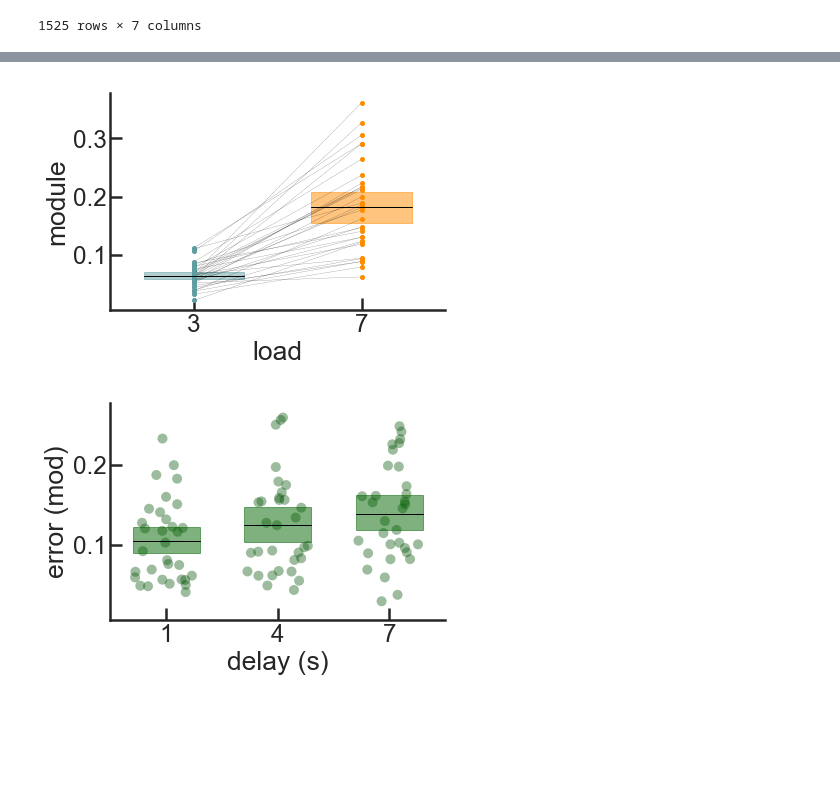
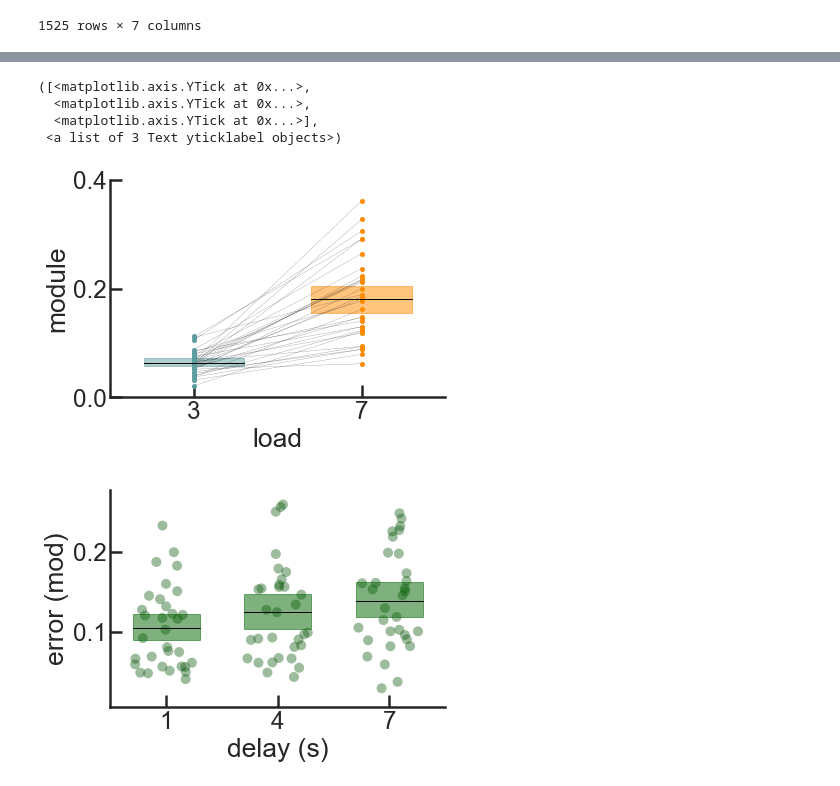
Before and after one commit to davidbestue/outreach_wm, a Jupyter notebook: analysis/summary_analysis.ipynb, the cells around one changed output, grey strips where cells are left out. Cells and saved outputs as stored; diff of their text form; code cells hidden in the pictures; blank space fills up the shorter version.

```diff
--- a/analysis/summary_analysis.ipynb
+++ b/analysis/summary_analysis.ipynb
@@ -155,19 +155,27 @@ Group Var    0.024
 # %%
 
 for i in df_.subj.unique():
      #######
     plt.plot([0,1],
              [df_.loc[(df_['subj']==i) & (df_['load']==3), 'module' ].mean(), df_.loc[(df_['subj']==i) & (df_['load']==7), 'module' ].mean()],
               '--k', linewidth=0.2)
     plt.plot([0], [df_.loc[(df_['subj']==i) & (df_['load']==3), 'module' ].mean()], marker='o', color='cadetblue', markersize=4 )
     plt.plot([1], [df_.loc[(df_['subj']==i) & (df_['load']==7), 'module' ].mean()], marker='o', color='darkorange', markersize=4 )
 
 
 linares_plot(x='load', y='module', df=df_, order=[3,7],
               palette=['cadetblue', 'darkorange'], by_subj=True, subj_col='subj', reps=100,
             fill_box=True, point_size=0, alpha_box=0.5, sep_axis=False)
+
+
+plt.ylim(0, 0.4)
+plt.yticks([0, 0.2, 0.4])
 # %% [output]
+([<matplotlib.axis.YTick at 0x...>,
+  <matplotlib.axis.YTick at 0x...>,
+  <matplotlib.axis.YTick at 0x...>],
+ <a list of 3 Text yticklabel objects>)
-[figure, old version]
+[figure, new version]
 # %%
 linares_plot(x='delay', y='module', df=df_, order=[1,4,7],
               palette=['darkgreen'], by_subj=True, subj_col='subj', reps=100,
```
Also changed, not shown: parts of 5 cells of this notebook.
